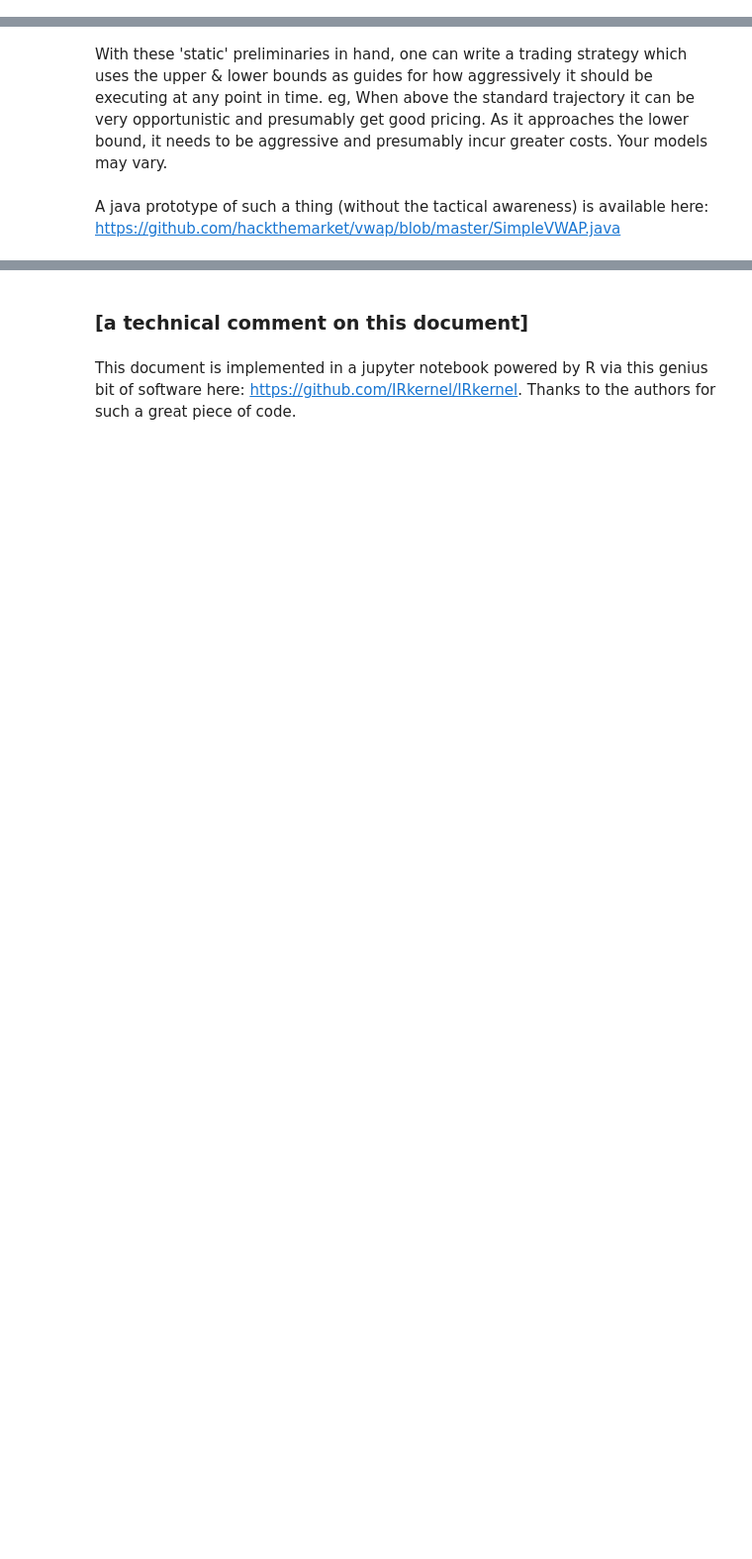
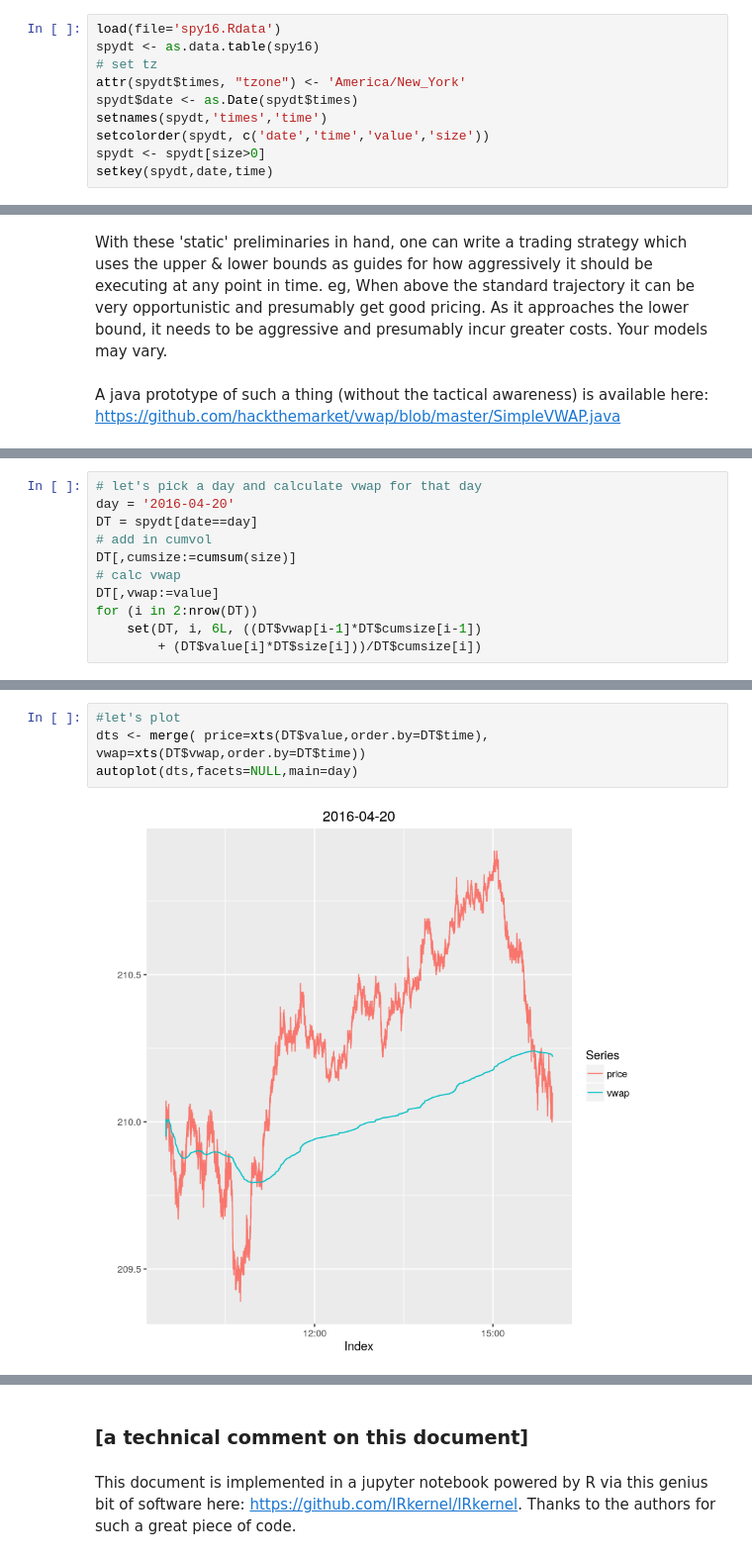
Before and after one commit to hackthemarket/vwap, a Jupyter notebook: vwap.ipynb, the cells around one changed output, grey strips where cells are left out. Shown at 99% size. Drawn from its saved outputs; the diff is of its cells as text; blank space fills up the shorter version.

Commit message:
incr dev - trading against vwap study  - looked at trading against vwap;  - addressed hedging when imbalanced

```diff
--- a/vwap.ipynb
+++ b/vwap.ipynb
@@ -26,2 +39,12 @@ init()
+# %%
+load(file='spy16.Rdata')
+spydt <- as.data.table(spy16)
+# set tz
+attr(spydt$times, "tzone") <- 'America/New_York'
+spydt$date <- as.Date(spydt$times)
+setnames(spydt,'times','time')
+setcolorder(spydt, c('date','time','value','size'))
+spydt <- spydt[size>0]
+setkey(spydt,date,time)
 # %% [markdown]
 For this study, we assume all trading is to be done on the SPY.  We use tick data procured from
@@ -97,0 +143,11 @@ A java prototype of such a thing (without the tactical awareness) is available h
+# %%
+# let's pick a day and calculate vwap for that day
+day = '2016-04-20'
+DT = spydt[date==day]
+# add in cumvol
+DT[,cumsize:=cumsum(size)]
+# calc vwap
+DT[,vwap:=value]
+for (i in 2:nrow(DT))
+    set(DT, i, 6L, ((DT$vwap[i-1]*DT$cumsize[i-1])
+        + (DT$value[i]*DT$size[i]))/DT$cumsize[i])
@@ -97,0 +189,6 @@ A java prototype of such a thing (without the tactical awareness) is available h
+# %%
+#let's plot
+dts <- merge( price=xts(DT$value,order.by=DT$time), vwap=xts(DT$vwap,order.by=DT$time))
+autoplot(dts,facets=NULL,main=day)
+# %% [output]
+[figure, added]
```
Also changed, not shown: parts of 26 cells of this notebook, 1 other file.
